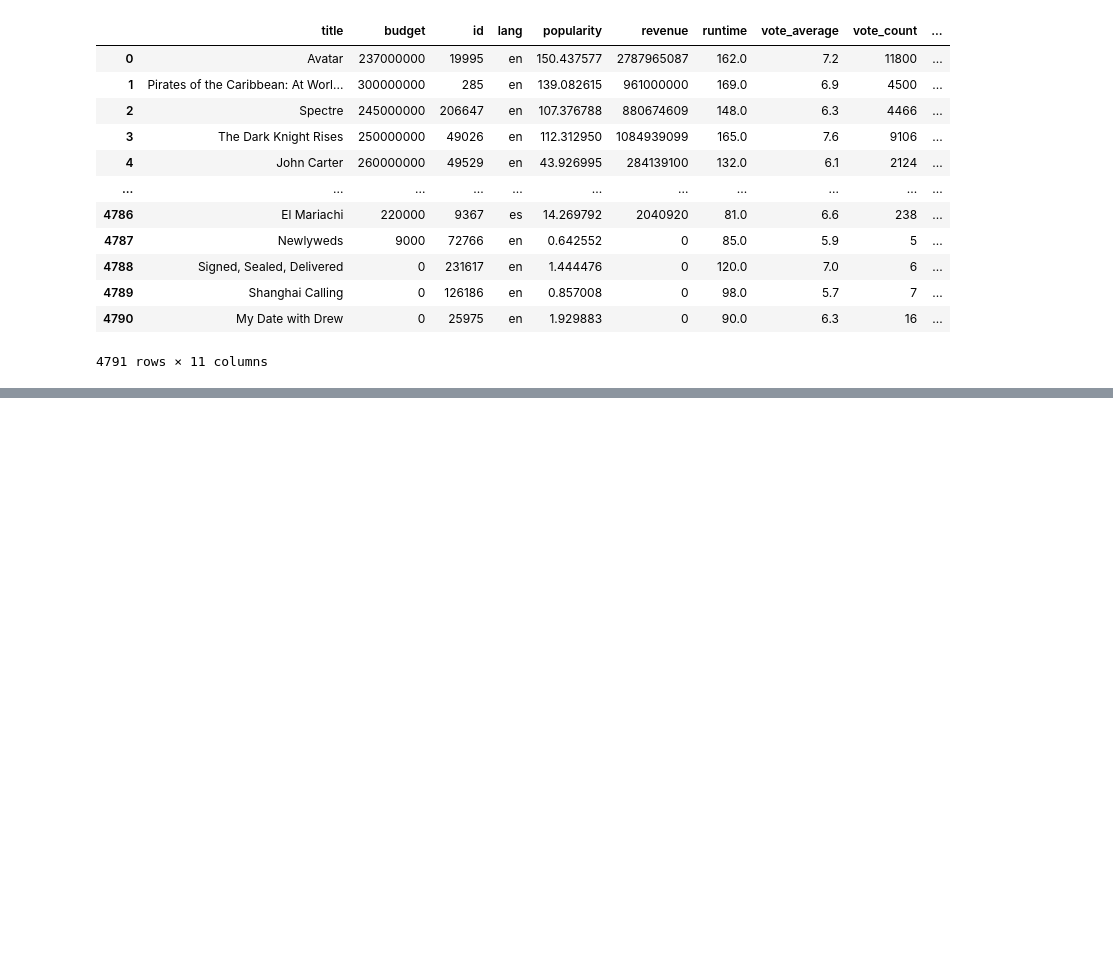
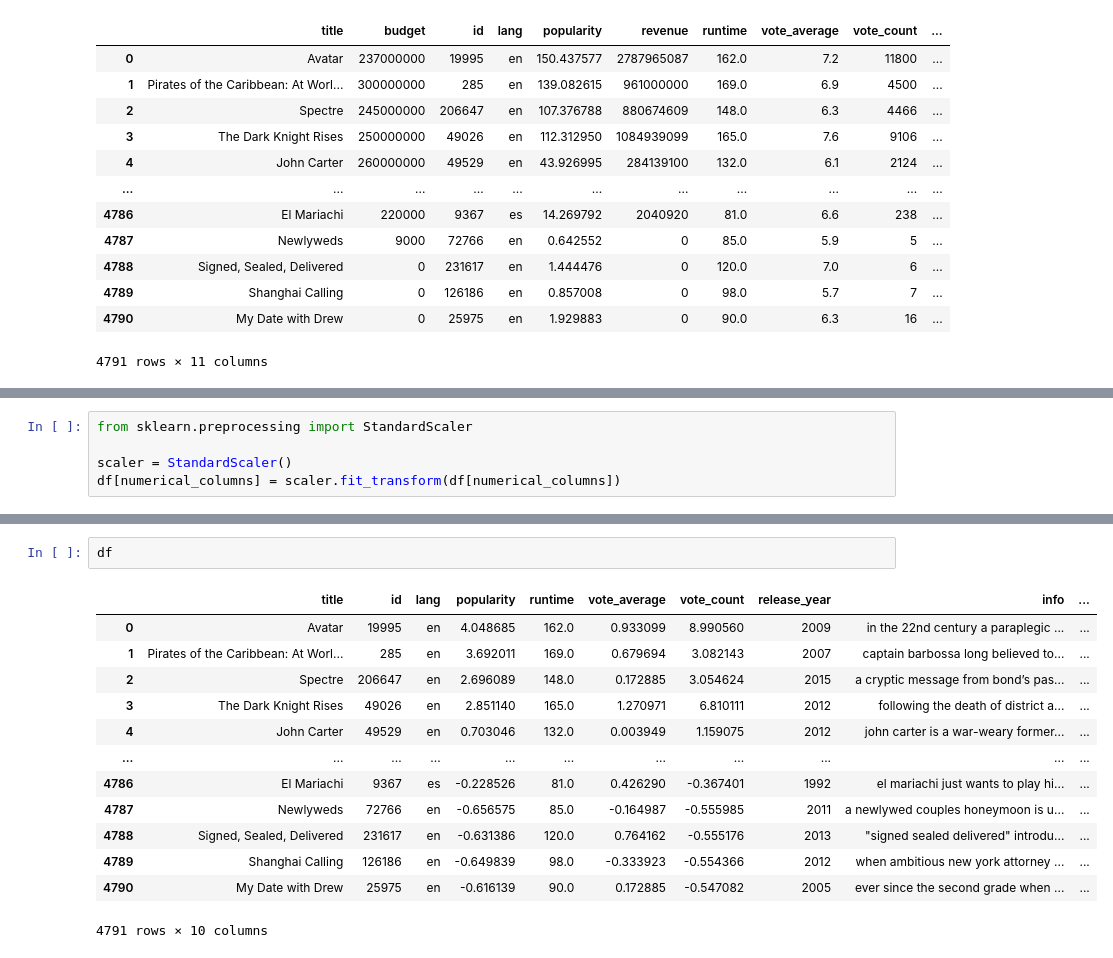
Before and after one commit to Sudhanva24/Movie_Reccommender_System, a Jupyter notebook: Notebooks/EDA_feature_engineering.ipynb, the cells around one changed output, grey strips where cells are left out. Cells and saved outputs as stored; diff of their text form; blank space fills up the shorter version.

```diff
--- a/Notebooks/EDA_feature_engineering.ipynb
+++ b/Notebooks/EDA_feature_engineering.ipynb
@@ -88,0 +126,5 @@ df
+# %%
+from sklearn.preprocessing import StandardScaler
+
+scaler = StandardScaler()
+df[numerical_columns] = scaler.fit_transform(df[numerical_columns])
@@ -88,0 +135,16 @@ df
+# %%
+df
+# %% [output]
+|  | title | id | lang | popularity | runtime | vote_average | vote_count | release_year | info | ... |
+| 0 | Avatar | 19995 | en | 4.048685 | 162.0 | 0.933099 | 8.990560 | 2009 | in the 22nd century a paraplegic ... | ... |
+| 1 | Pirates of the Caribbean: At Worl... | 285 | en | 3.692011 | 169.0 | 0.679694 | 3.082143 | 2007 | captain barbossa long believed to... | ... |
+| 2 | Spectre | 206647 | en | 2.696089 | 148.0 | 0.172885 | 3.054624 | 2015 | a cryptic message from bond’s pas... | ... |
+| 3 | The Dark Knight Rises | 49026 | en | 2.851140 | 165.0 | 1.270971 | 6.810111 | 2012 | following the death of district a... | ... |
+| 4 | John Carter | 49529 | en | 0.703046 | 132.0 | 0.003949 | 1.159075 | 2012 | john carter is a war-weary former... | ... |
+| ... | ... | ... | ... | ... | ... | ... | ... | ... | ... | ... |
+| 4786 | El Mariachi | 9367 | es | -0.228526 | 81.0 | 0.426290 | -0.367401 | 1992 | el mariachi just wants to play hi... | ... |
+| 4787 | Newlyweds | 72766 | en | -0.656575 | 85.0 | -0.164987 | -0.555985 | 2011 | a newlywed couples honeymoon is u... | ... |
+| 4788 | Signed, Sealed, Delivered | 231617 | en | -0.631386 | 120.0 | 0.764162 | -0.555176 | 2013 | "signed sealed delivered" introdu... | ... |
+| 4789 | Shanghai Calling | 126186 | en | -0.649839 | 98.0 | -0.333923 | -0.554366 | 2012 | when ambitious new york attorney ... | ... |
+| 4790 | My Date with Drew | 25975 | en | -0.616139 | 90.0 | 0.172885 | -0.547082 | 2005 | ever since the second grade when ... | ... |
+4791 rows × 10 columns
```
Also changed, not shown: parts of 30 cells of this notebook, 2 other files.
